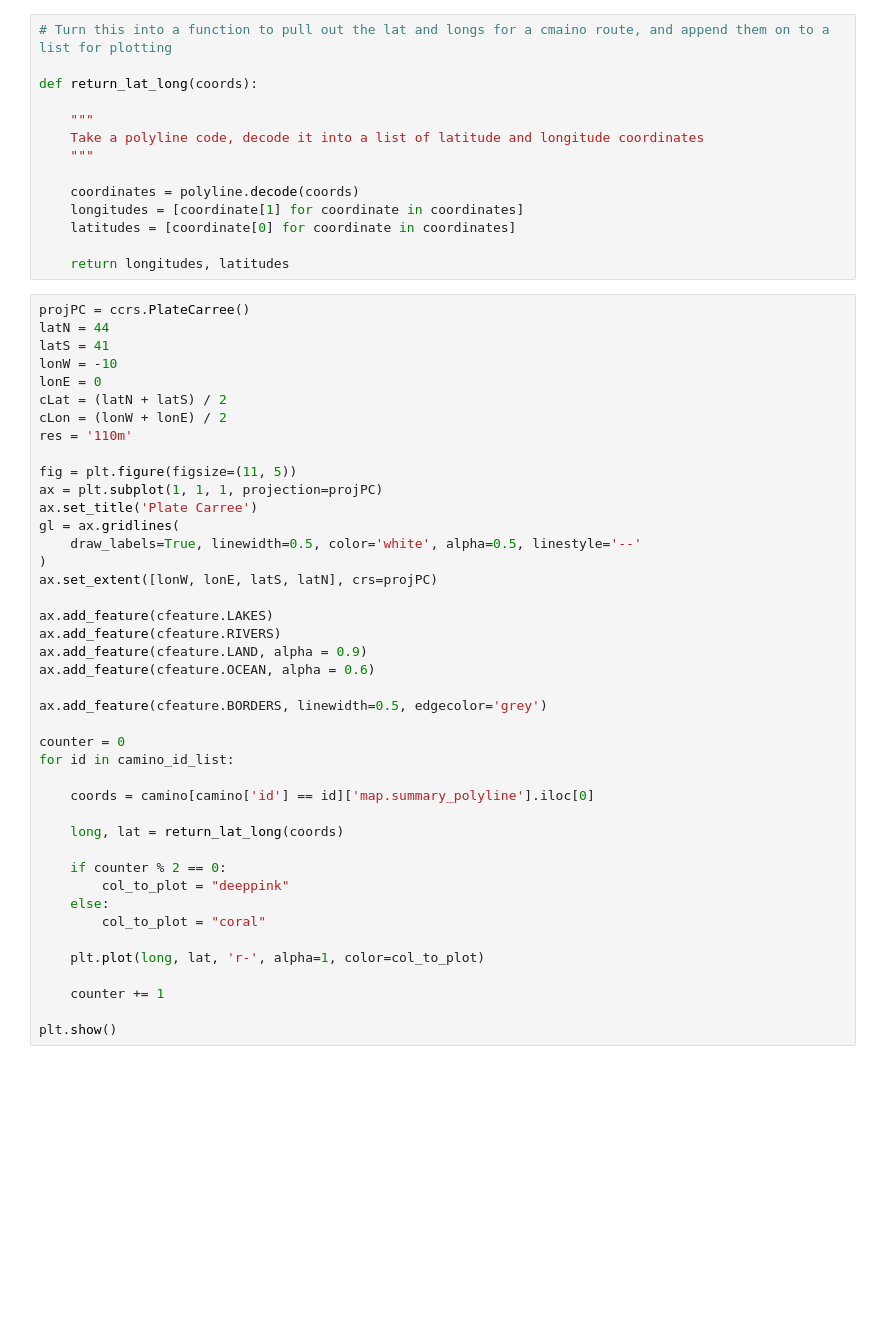
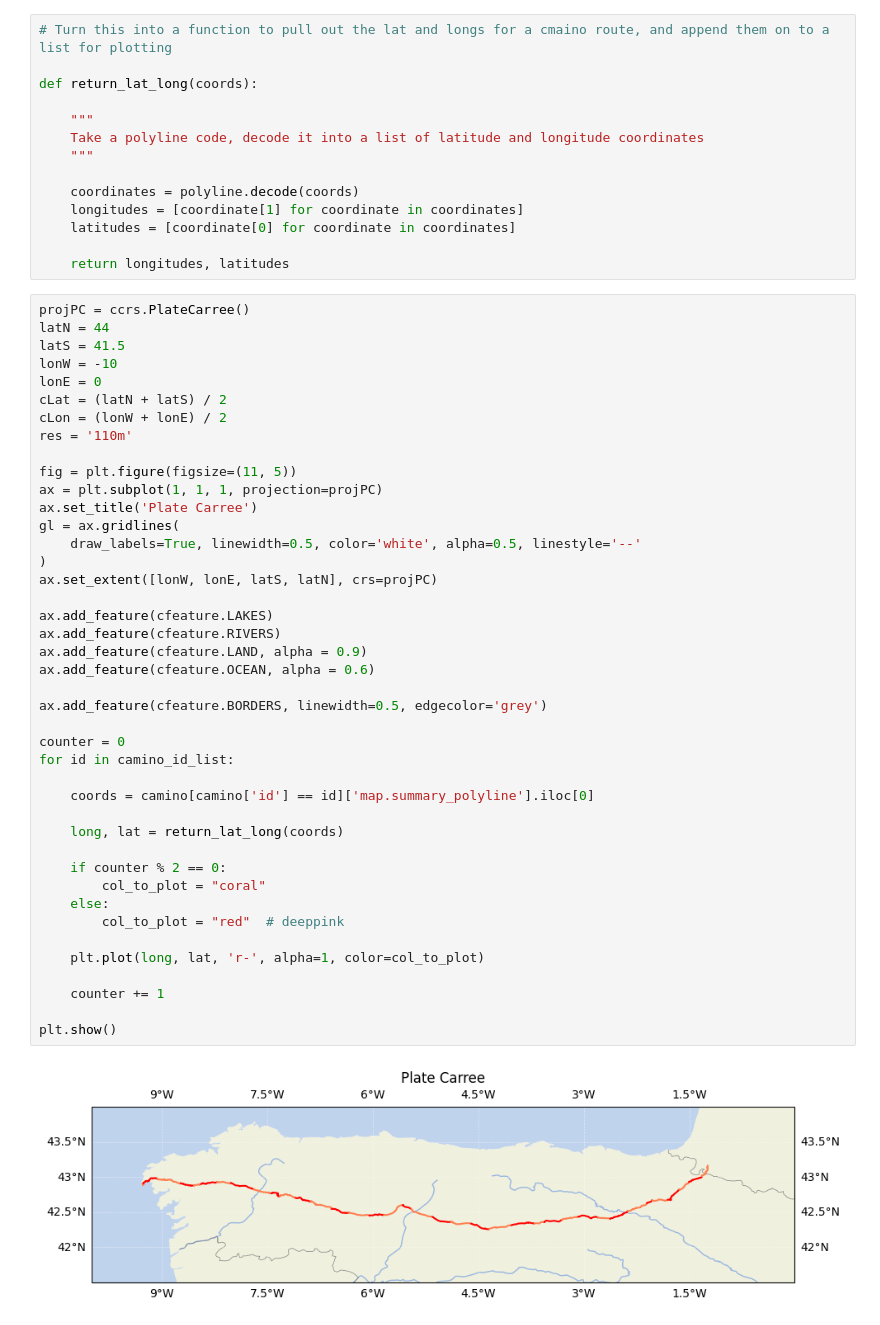
Before and after one commit to Imyyy/Strava_data_analysis, a Jupyter notebook: EDA/EDA2.ipynb, the cells around one changed output. Saved outputs shown, nothing was run; the diff lists cells and outputs as text; blank space fills up the shorter version.

```diff
--- a/EDA/EDA2.ipynb
+++ b/EDA/EDA2.ipynb
@@ -119,7 +163,7 @@ def return_lat_long(coords):
 # %%
 projPC = ccrs.PlateCarree()
 latN = 44
-latS = 41
+latS = 41.5
 lonW = -10
 lonE = 0
 cLat = (latN + latS) / 2
@@ -129,32 +173,34 @@ res = '110m'
 fig = plt.figure(figsize=(11, 5))
 ax = plt.subplot(1, 1, 1, projection=projPC)
 ax.set_title('Plate Carree')
 gl = ax.gridlines(
     draw_labels=True, linewidth=0.5, color='white', alpha=0.5, linestyle='--'
 )
 ax.set_extent([lonW, lonE, latS, latN], crs=projPC)
 
 ax.add_feature(cfeature.LAKES)
 ax.add_feature(cfeature.RIVERS)
 ax.add_feature(cfeature.LAND, alpha = 0.9)
 ax.add_feature(cfeature.OCEAN, alpha = 0.6)
 
 ax.add_feature(cfeature.BORDERS, linewidth=0.5, edgecolor='grey')
 
 counter = 0
 for id in camino_id_list:
 
     coords = camino[camino['id'] == id]['map.summary_polyline'].iloc[0]
 
     long, lat = return_lat_long(coords)
 
     if counter % 2 == 0:
-        col_to_plot = "deeppink"
+        col_to_plot = "coral"
     else:
-        col_to_plot = "coral"
+        col_to_plot = "red"  # deeppink
 
     plt.plot(long, lat, 'r-', alpha=1, color=col_to_plot)
 
     counter += 1
 
 plt.show()
+# %% [output]
+[figure, added]
```
Also changed, not shown: parts of 15 cells of this notebook, 2 other files.
